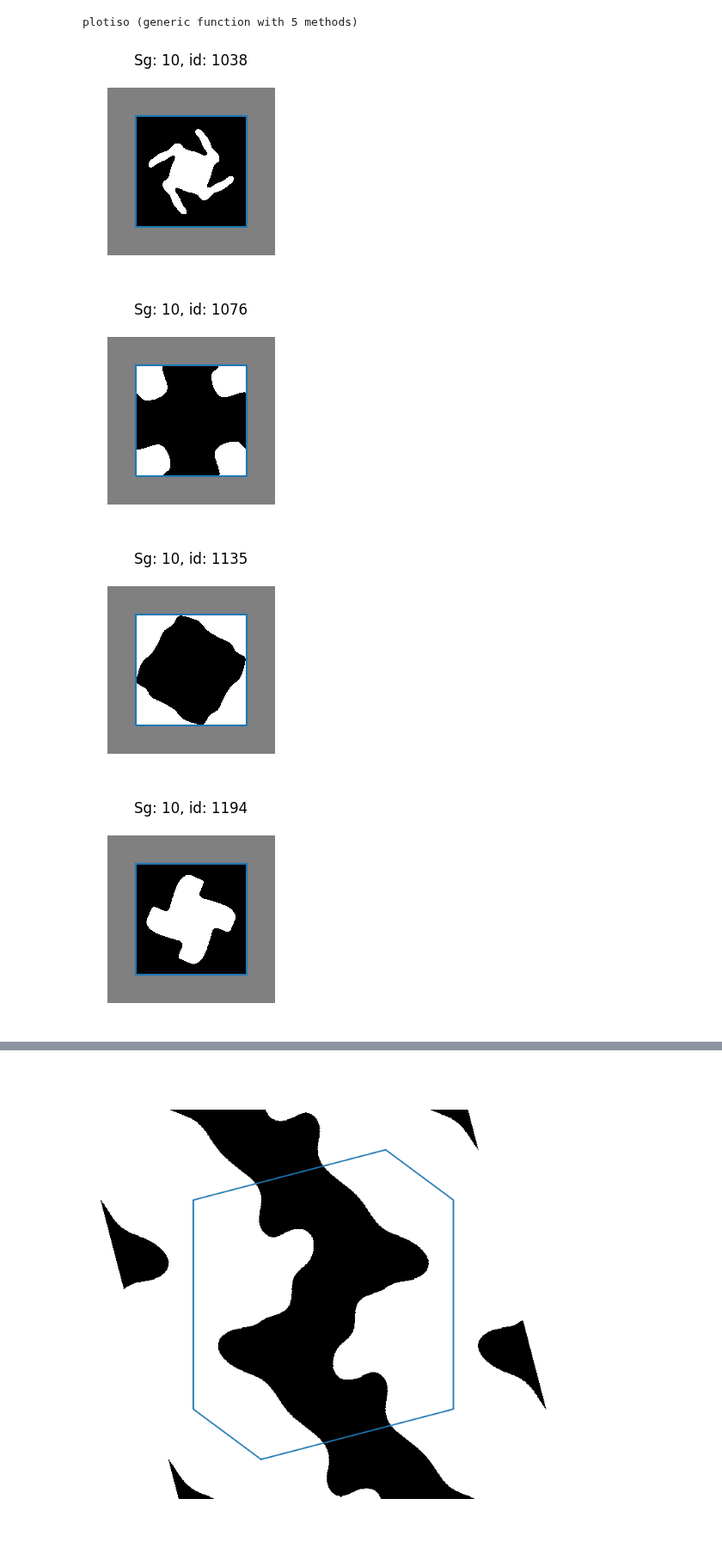
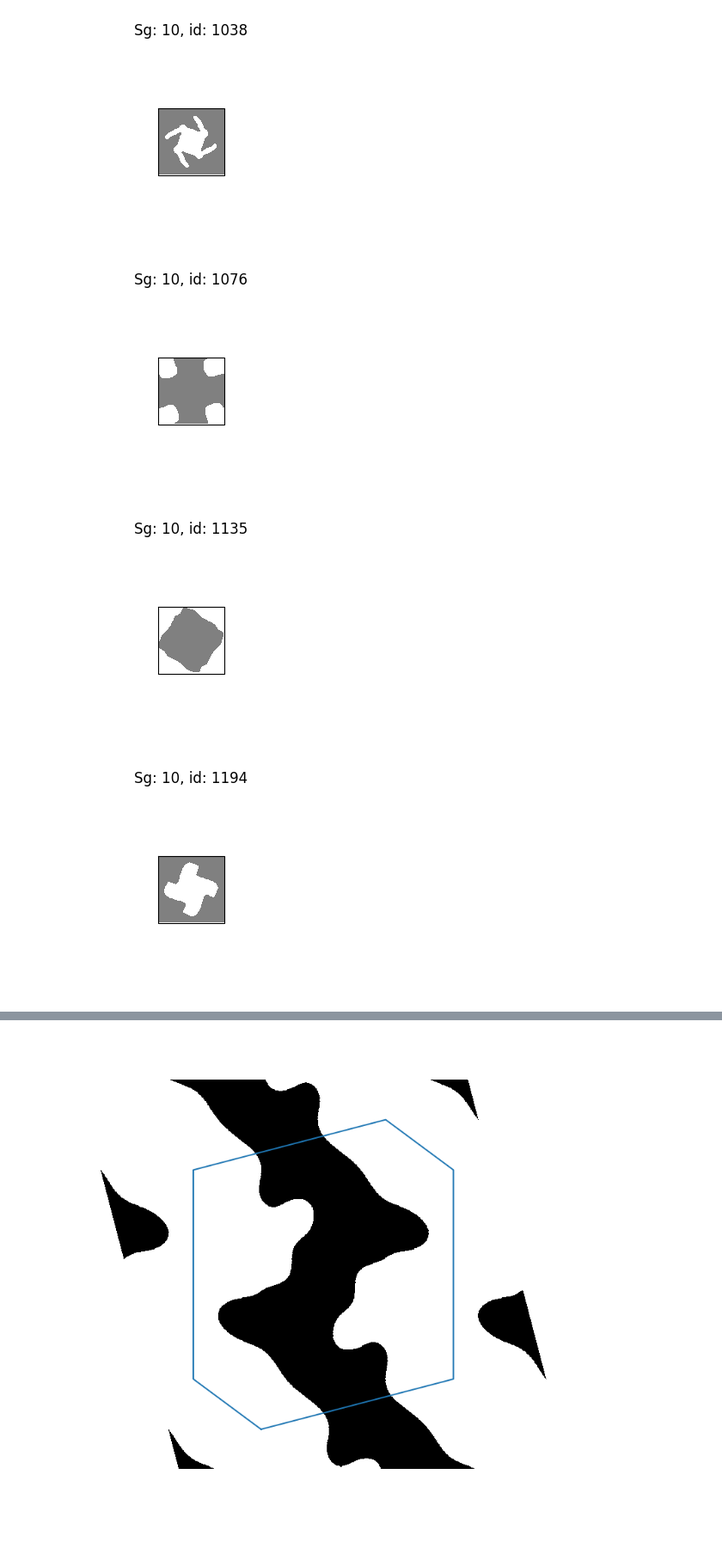
Before and after one commit to AliGhorashiCMT/Topological-Prevalence, a Jupyter notebook: Figure 1.ipynb, the cells around one changed output, grey strips where cells are left out. Shown at 86% size. Drawn from its saved outputs; the diff is of its cells as text; code cells hidden in the pictures.

```diff
--- a/Figure 1.ipynb
+++ b/Figure 1.ipynb
@@ -5,7 +6,3 @@ Statistics, PyCall
-# %%
-include("plotting_utilities.jl")
-# %% [output]
-plotiso (generic function with 5 methods)
 # %%
 # finding optimal candidates
 # Criteria for optimal candidates:
@@ -13,22 +10,22 @@ plotiso (generic function with 5 methods)
     # 2. Do not show additional symmetries
     # 3. Do not have fine features
 # %%
-boundaries = 0.9
+boundaries = 1.5
 for sg in 10
 for id in [1038, 1076, 1135, 1194, 1944, 1550]
     fig = figure(figsize=(3, 4))
     calcname = "./symeigs/input/dim2-sg$(sg)-$id-res64-tm.sh"
     title("Sg: $sg, id: $id")
     Rs, flat, isoval, _ = lattice_from_mpbparams(calcname)
     wigner_cell = wignerseitz(Rs)
-    wigner_plot(flat, Rs, wigner_cell; isoval=isoval, fig=fig, ax=gca(), in_polygon=true)
+    wigner_plot(flat, Rs, wigner_cell; isoval=isoval, fig=fig, ax=gca(), N=10, xyz=range(-1, 1, length=200), in_polygon=true)
 
     xlim(-boundaries, boundaries)
     ylim(-boundaries, boundaries)
 end
 end
 # %% [output]
-[figure, old version]
+[figure, new version]
-[figure, old version]
+[figure, new version]
-[figure, old version]
+[figure, new version]
-[figure, old version]
+[figure, new version]
```
Also changed, not shown: parts of 3 cells of this notebook.
